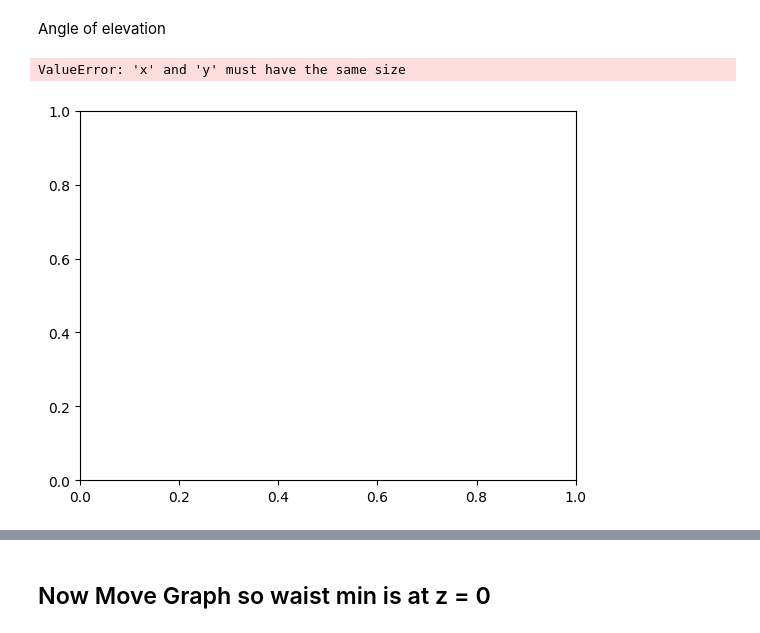
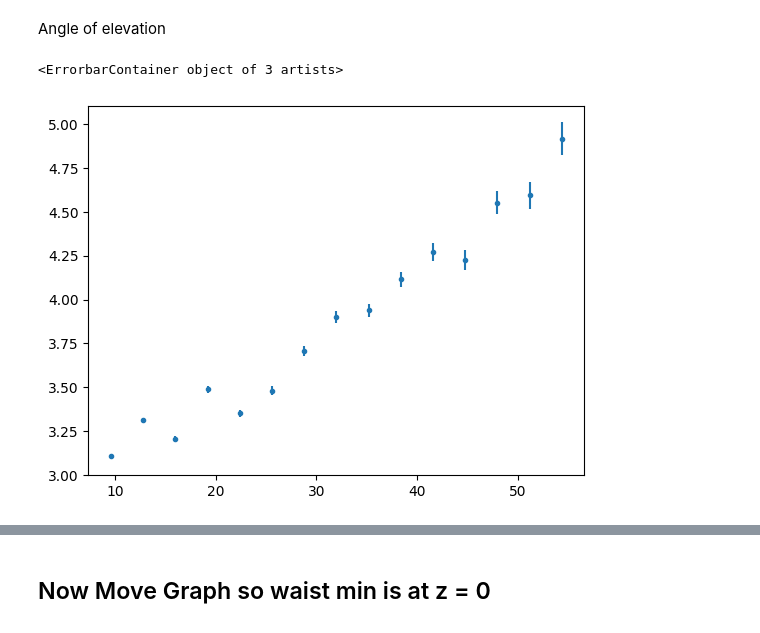
Before and after one commit to akay8/Level4Project, a Jupyter notebook: Epiphany/Cleaved_Fibre_Radial.ipynb, the cells around one changed output, grey strips where cells are left out. Saved outputs shown, nothing was run; the diff lists cells and outputs as text; code cells hidden in the pictures.

```diff
--- a/Epiphany/Cleaved_Fibre_Radial.ipynb
+++ b/Epiphany/Cleaved_Fibre_Radial.ipynb
@@ -163,34 +168,13 @@ wavelength = 0.635
 wavelength_err = 0.005 # according to online spec (THORLABS CPS405)
 # %% [markdown]
 Angle of elevation
-# %%
-# online protractor at https://www.ginifab.com/feeds/angle_measurement/
-# NB: see image 'C:\Users\abiga\OneDrive - Durham University\1. Fourth Year\1. Project\1. Data Analysis\Christmas Report\Cleaved-2\Cleaved - fibre- pics\cleaved_elev_angle'
-
-angle_deg = 9
-angle_deg_err = 1
-angle = angle_deg * np.pi / 180
-angle_err = angle_deg_err * np.pi / 180
-
-''' Multiplying measured lengths and waists by cos theta
-Why? as then we are looking at the horizontal projection onto the plane perpendicular to the direction that the camera points in'''
-
-zs = lengths*np.cos(angle)
-waists_comp = waists*np.cos(angle)
-
-# Error due to cos of the angle
-cos_err = np.abs(np.cos(angle + angle_err) - np.cos(angle))
-# Error on new projected waists
-waists_comp_err = waists_comp*np.sqrt( (cos_err / np.cos(angle))**2 + (waists_errs/waists)**2 )
-
-# Error on zs
-zs_err = np.abs(zs*np.sqrt( (cos_err / np.cos(angle))**2 + (lengths_errs/lengths)**2 ))
-# 6th data point is div by zero so replace error with previous - they are all about the same
-zs_err[5] = zs_err[4]
-
-# A plot to zoom in on the first few data points
-plt.errorbar(zs[:10], waists_comp[:10], yerr = waists_comp_err[:10], linestyle = '', marker = 'o', ms = 3)
-# %% [output]
-ValueError: 'x' and 'y' must have the same size
-[figure, removed]
+# %%
+# online protractor at https://www.ginifab.com/feeds/angle_measurement/
+# NB: see image 'C:\Users\abiga\OneDrive - Durham University\1. Fourth Year\1. Project\1. Data Analysis\Christmas Report\Cleaved-2\Cleaved - fibre- pics\cleaved_elev_angle'
+
+# A plot of waists vs z
+plt.errorbar(lengths, waists, yerr = waists_errs, linestyle = '', marker = 'o', ms = 3)
+# %% [output]
+<ErrorbarContainer object of 3 artists>
+[figure, added]
 # %%
```
Also changed, not shown: parts of 10 cells of this notebook.
